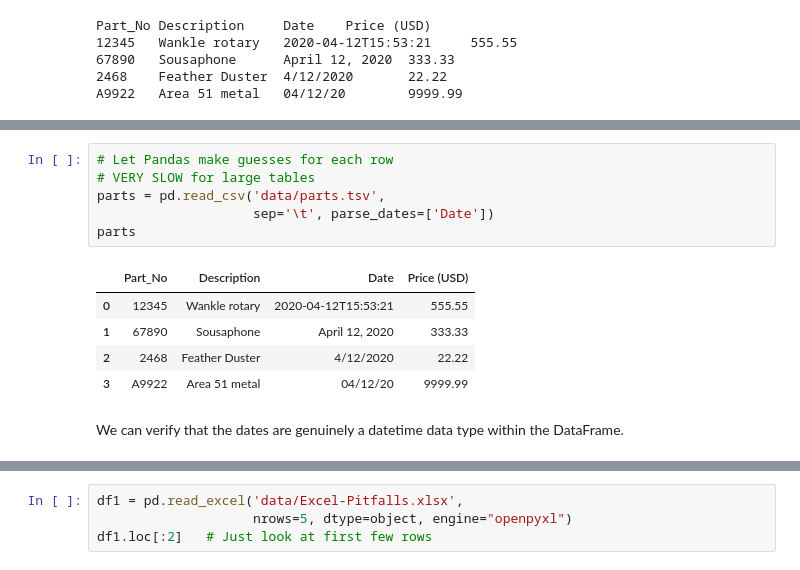
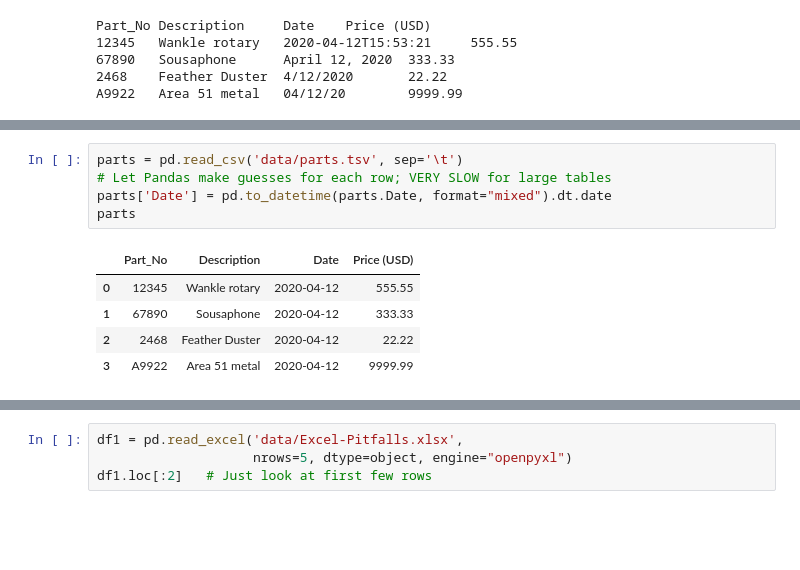
Before and after one commit to DavidMertz/CleaningDataVideo, a Jupyter notebook: Data_Ingestion-Tabular.ipynb, the cells around one changed output, grey strips where cells are left out. Cells and saved outputs as stored; diff of their text form; blank space fills up the shorter version.

Commit message:
Tabular largely prepared

```diff
--- a/Data_Ingestion-Tabular.ipynb
+++ b/Data_Ingestion-Tabular.ipynb
@@ -303,14 +255,11 @@ A9922   Area 51 metal   04/12/20        9999.99
 # %%
-# Let Pandas make guesses for each row
-# VERY SLOW for large tables
-parts = pd.read_csv('data/parts.tsv',
-                    sep='\t', parse_dates=['Date'])
+parts = pd.read_csv('data/parts.tsv', sep='\t')
+# Let Pandas make guesses for each row; VERY SLOW for large tables
+parts['Date'] = pd.to_datetime(parts.Date, format="mixed").dt.date
 parts
 # %% [output]
 |  | Part_No | Description | Date | Price (USD) |
-| 0 | 12345 | Wankle rotary | 2020-04-12T15:53:21 | 555.55 |
-| 1 | 67890 | Sousaphone | April 12, 2020 | 333.33 |
-| 2 | 2468 | Feather Duster | 4/12/2020 | 22.22 |
-| 3 | A9922 | Area 51 metal | 04/12/20 | 9999.99 |
+| 0 | 12345 | Wankle rotary | 2020-04-12 | 555.55 |
+| 1 | 67890 | Sousaphone | 2020-04-12 | 333.33 |
+| 2 | 2468 | Feather Duster | 2020-04-12 | 22.22 |
+| 3 | A9922 | Area 51 metal | 2020-04-12 | 9999.99 |
-# %% [markdown]
-We can verify that the dates are genuinely a datetime data type within the DataFrame.
```
Also changed, not shown: parts of 146 cells of this notebook, 3 other files.
